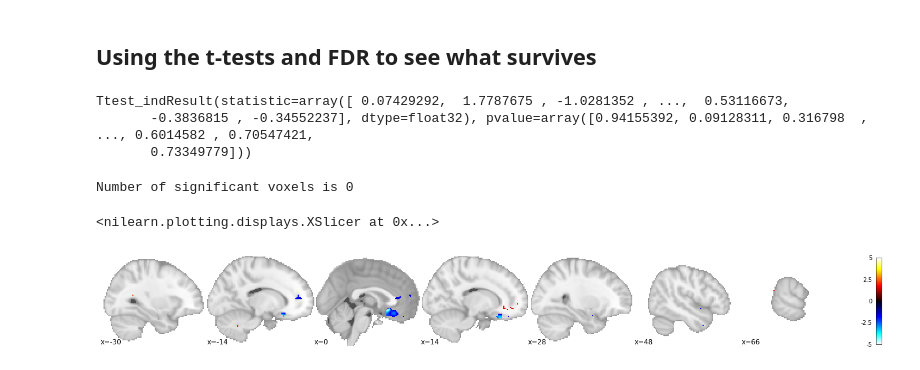
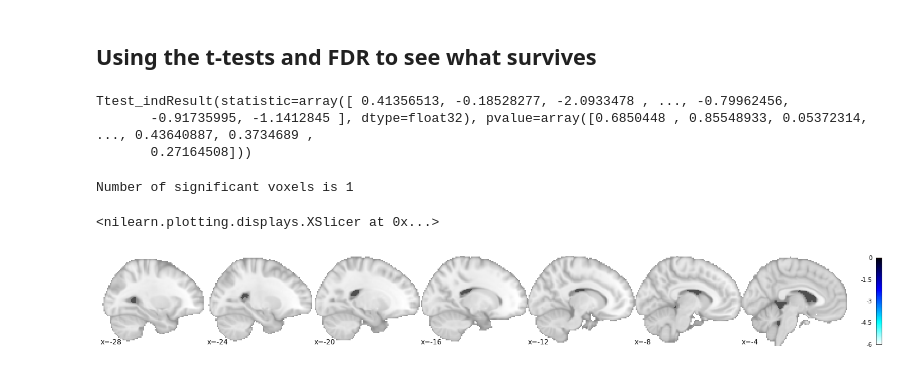
Before and after one commit to orduek/kpe_task, a Jupyter notebook: task_based_analysis/XGBoost.ipynb, the cells around one changed output. Saved outputs shown, nothing was run; the diff lists cells and outputs as text; code cells hidden in the pictures.

Commit message:
added XGboost beta analysis

```diff
--- a/task_based_analysis/XGBoost.ipynb
+++ b/task_based_analysis/XGBoost.ipynb
@@ -24,13 +24,13 @@ from sklearn.metrics import accuracy_score
 # %%
 ## Amygdala as mask
 mask_file = '/media/Data/work/KPE_ROI/amygdala_association-test_z_FDR_0.01.nii.gz'
-mask_file = nilearn.image.math_img("a>=20", a=mask_file)
+mask_file = nilearn.image.math_img("a>=21", a=mask_file)
 %matplotlib inline
 nilearn.plotting.plot_roi(mask_file)
 
 
 masker = nilearn.input_data.NiftiMasker(mask_img=mask_file,
-                               sessions=None, smoothing_fwhm=2, standardize=False, detrend=False, verbose=5)
+                               sessions=None, smoothing_fwhm=1, standardize=False, detrend=False, verbose=5)
 # %% [output]
 [figure]
 # %%
@@ -56,4 +77,5 @@ for subject in midazolam_list:
 # %%
-ket_func = ['/media/Data/Lab_Projects/KPE_PTSD_Project/neuroimaging/KPE_results/work/fsl_analysis_ses2/modelfit/_subject_id_%s/modelestimate/mapflow/_modelestimate0/results/cope2.nii.gz'% (sub) for sub in ket_list]
-mid_func = ['/media/Data/Lab_Projects/KPE_PTSD_Project/neuroimaging/KPE_results/work/fsl_analysis_ses2/modelfit/_subject_id_%s/modelestimate/mapflow/_modelestimate0/results/cope2.nii.gz' % (sub) for sub in mid_list]
+ses = '2'
+ket_func = ['/media/Data/Lab_Projects/KPE_PTSD_Project/neuroimaging/KPE_results/work/fsl_analysis_ses%s/modelfit/_subject_id_%s/modelestimate/mapflow/_modelestimate0/results/cope2.nii.gz'% (ses,sub) for sub in ket_list]
+mid_func = ['/media/Data/Lab_Projects/KPE_PTSD_Project/neuroimaging/KPE_results/work/fsl_analysis_ses%s/modelfit/_subject_id_%s/modelestimate/mapflow/_modelestimate0/results/cope2.nii.gz' % (ses, sub) for sub in mid_list]
 # %%
@@ -343,7 +378,7 @@ view
 As it might be involved in regular (no reconsolidated) extinction learning
 # %%
 mask_file = '/media/Data/work/RCF_or/vmpfc_association-test_z_FDR_0.01.nii.gz'
-mask_file = nilearn.image.math_img("a>=4", a=mask_file)
+mask_file = nilearn.image.math_img("a>=5", a=mask_file)
 %matplotlib inline
 nilearn.plotting.plot_roi(mask_file)
 masker = nilearn.input_data.NiftiMasker(mask_img=mask_file,
@@ -750,18 +843,18 @@ nilearn.plotting.plot_stat_map(img_mid, threshold=1, display_mode='ortho', draw_
 tTestArr = scipy.stats.ttest_ind(ketArr_reshape, midArr_reshape,  equal_var=True, nan_policy='propagate')
 tTestArr
 # %% [output]
-Ttest_indResult(statistic=array([ 0.07429292,  1.7787675 , -1.0281352 , ...,  0.53116673,
-       -0.3836815 , -0.34552237], dtype=float32), pvalue=array([0.94155392, 0.09128311, 0.316798  , ..., 0.6014582 , 0.70547421,
-       0.73349779]))
+Ttest_indResult(statistic=array([ 0.41356513, -0.18528277, -2.0933478 , ..., -0.79962456,
+       -0.91735995, -1.1412845 ], dtype=float32), pvalue=array([0.6850448 , 0.85548933, 0.05372314, ..., 0.43640887, 0.3734689 ,
+       0.27164508]))
 # %%
 # use fdr correction for multiple comparisons
 from statsmodels.stats import multitest
 # we need to reshape the test p-values array to create 1D array
-alpha = .05 # set p value
+alpha = .1 # set p value
 fdr_mat = multitest.multipletests(tTestArr[1], alpha=alpha, method='fdr_bh', is_sorted=False, returnsorted=False)
 print(f'Number of significant voxels is {np.sum(fdr_mat[0])}')
 # %% [output]
-Number of significant voxels is 0
+Number of significant voxels is 1
 # %%
 # threshold the t array
 corr_mat_thrFDR = np.array(tTestArr[0])
@@ -769,7 +862,7 @@ corr_mat_thrFDR[fdr_mat[0]==False] = 0
 # now we can turn it back to brain image and plot
 fdr_img = masker.inverse_transform(corr_mat_thrFDR)
 # %%
-plotting.plot_stat_map(fdr_img, display_mode='x')
+nilearn.plotting.plot_stat_map(fdr_img, display_mode='x')
 # %% [output]
 <nilearn.plotting.displays.XSlicer at 0x...>
-[figure, old version]
+[figure, new version]
```
Also changed, not shown: parts of 54 cells of this notebook, 49 other files.
